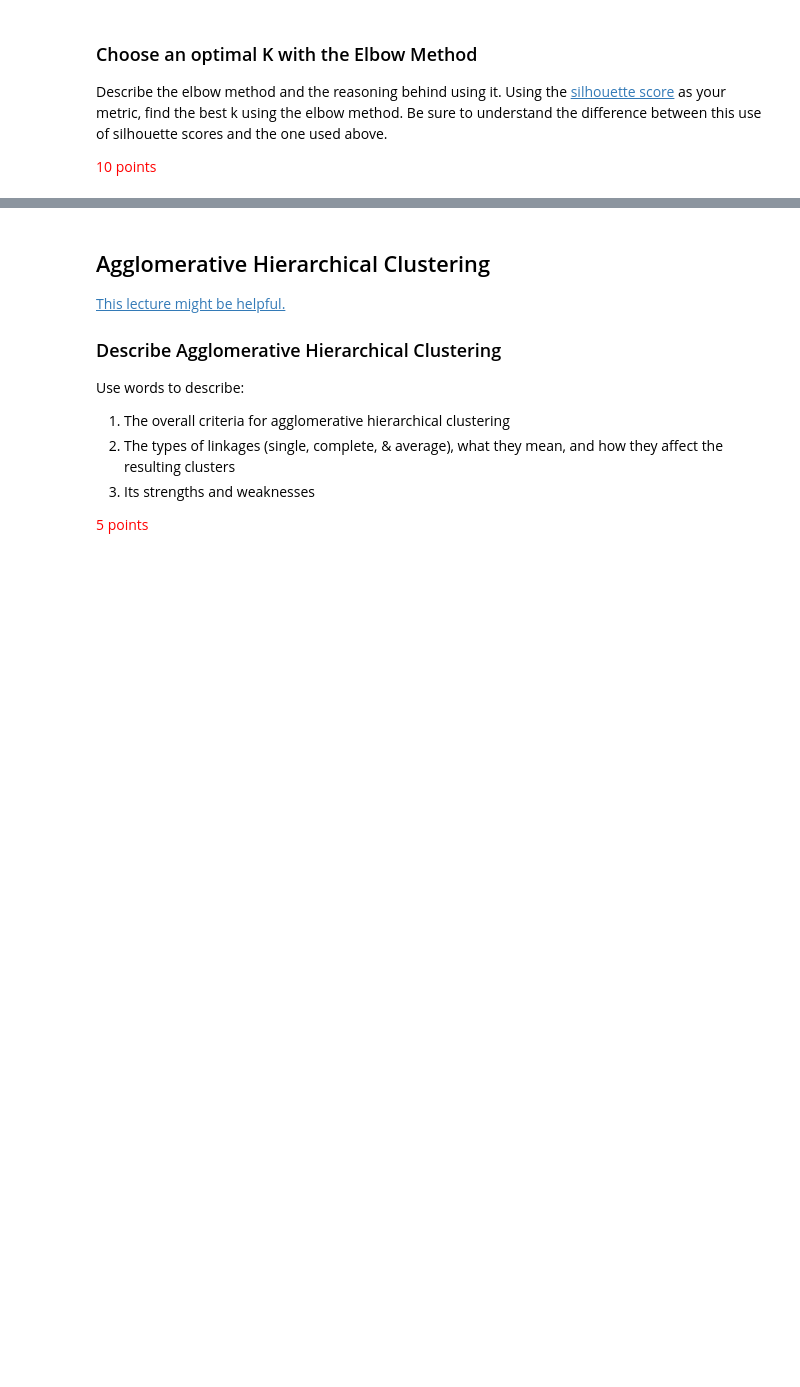
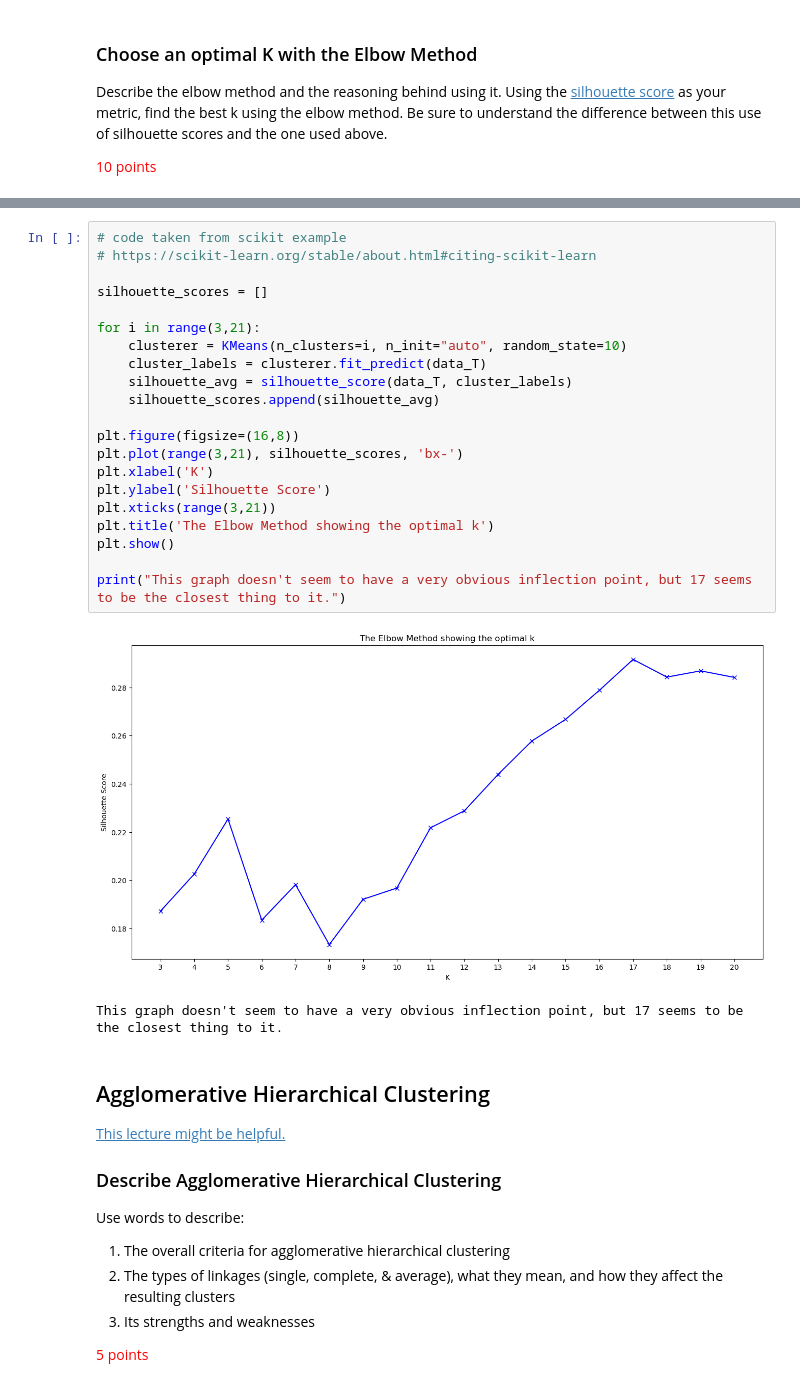
Before and after one commit to XuwenAmyLou/SP23-BENG213, a Jupyter notebook: HW2/Homework 2_ Unsupervised Learning.ipynb, the cells around one changed output, grey strips where cells are left out. Cells and saved outputs as stored; diff of their text form; blank space fills up the shorter version.

```diff
--- a/HW2/Homework 2_ Unsupervised Learning.ipynb
+++ b/HW2/Homework 2_ Unsupervised Learning.ipynb
@@ -402,3 +377,27 @@ Describe the elbow method and the reasoning behind using it. Using the [silhouet
+# %%
+# code taken from scikit example
+# https://scikit-learn.org/stable/about.html#citing-scikit-learn
+
+silhouette_scores = []
+
+for i in range(3,21):
+    clusterer = KMeans(n_clusters=i, n_init="auto", random_state=10)
+    cluster_labels = clusterer.fit_predict(data_T)
+    silhouette_avg = silhouette_score(data_T, cluster_labels)
+    silhouette_scores.append(silhouette_avg)
+
+plt.figure(figsize=(16,8))
+plt.plot(range(3,21), silhouette_scores, 'bx-')
+plt.xlabel('K')
+plt.ylabel('Silhouette Score')
+plt.xticks(range(3,21))
+plt.title('The Elbow Method showing the optimal k')
+plt.show()
+
+print("This graph doesn't seem to have a very obvious inflection point, but 17 seems to be the closest thing to it.")
+# %% [output]
+[figure, added]
+This graph doesn't seem to have a very obvious inflection point, but 17 seems to be the closest thing to it.
 # %% [markdown]
 ## Agglomerative Hierarchical Clustering
 
```
Also changed, not shown: parts of 15 cells of this notebook, 1 other file.
